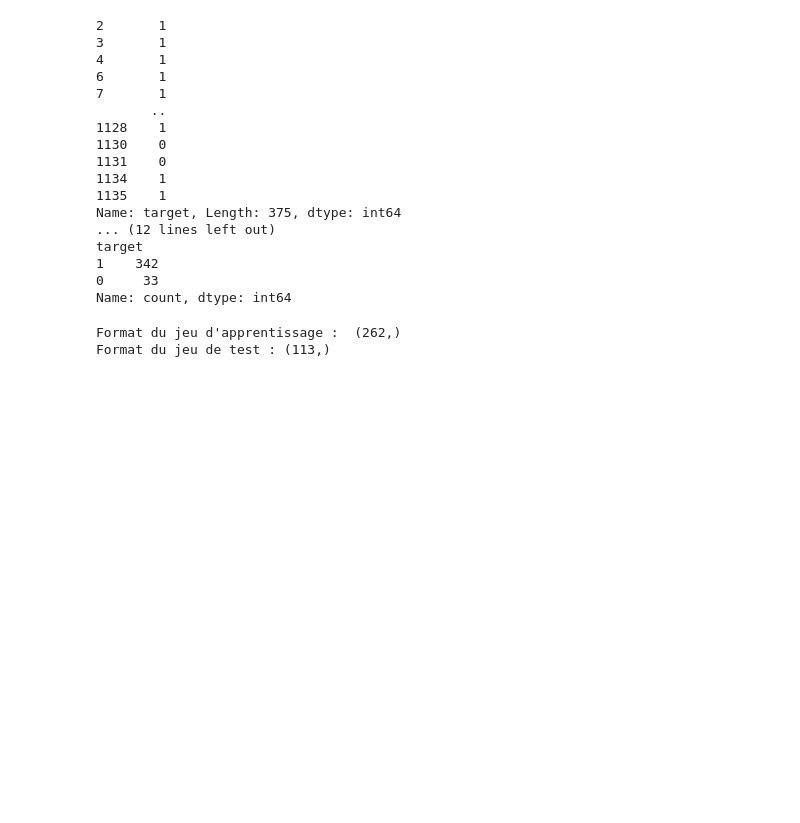
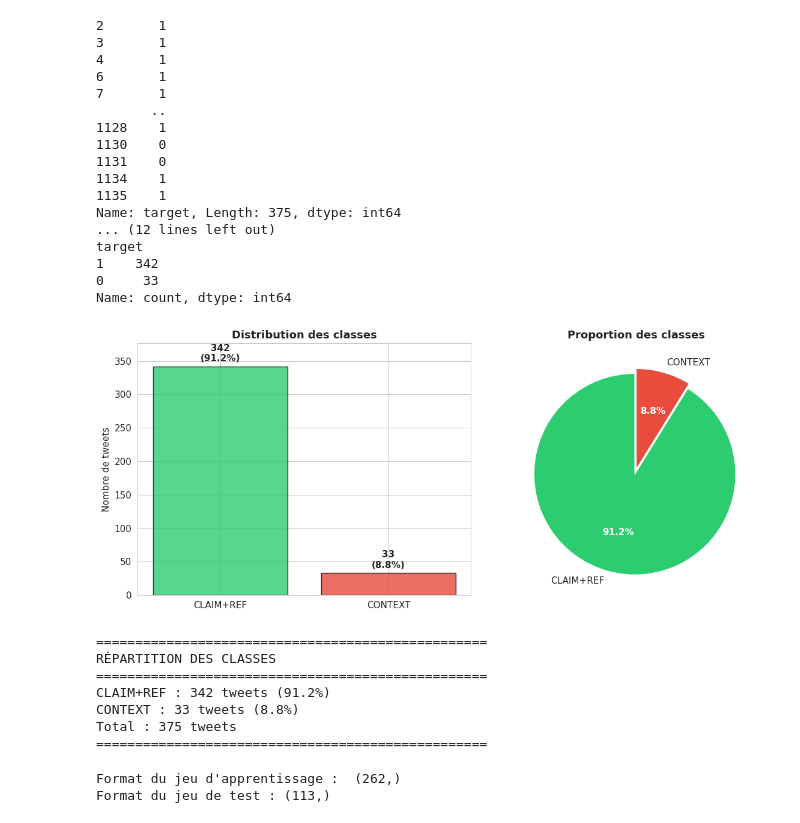
Before and after one commit to LazImane/ML_SciTweets, a Jupyter notebook: ML_SciTweets.ipynb, the cells around one changed output. Saved outputs shown, nothing was run; the diff lists cells and outputs as text; code cells hidden in the pictures; blank space fills up the shorter version.

```diff
--- a/ML_SciTweets.ipynb
+++ b/ML_SciTweets.ipynb
@@ -1105,6 +1107,61 @@ target
 1    342
 0     33
 Name: count, dtype: int64
+# %%
+sns.set_style("whitegrid")
+plt.rcParams['font.size'] = 11
+
+# Données
+counts = df_sci["target"].value_counts()
+labels = ['CLAIM+REF', 'CONTEXT']
+
+# Graphe
+fig, axes = plt.subplots(1, 2, figsize=(12, 5))
+
+# Barplot
+colors = ['#2ecc71', '#e74c3c']
+bars = axes[0].bar(labels, counts.values, color=colors, edgecolor='black', alpha=0.8)
+axes[0].set_title('Distribution des classes', fontweight='bold', fontsize=13)
+axes[0].set_ylabel('Nombre de tweets')
+axes[0].set_ylim(0, max(counts.values) * 1.1)
+
+for bar, val in zip(bars, counts.values):
+    axes[0].text(bar.get_x() + bar.get_width()/2, bar.get_height() + 5,
+                 f'{val}\n({val/len(df_sci)*100:.1f}%)',
+                 ha='center', va='bottom', fontweight='bold')
+
+# Pie chart
+wedges, texts, autotexts = axes[1].pie(counts.values,
+                                        labels=labels,
+                                        autopct='%1.1f%%',
+                                        colors=colors,
+                                        explode=(0.05, 0),
+                                        startangle=90)
+for autotext in autotexts:
+    autotext.set_color('white')
+    autotext.set_fontweight('bold')
+axes[1].set_title('Proportion des classes', fontweight='bold', fontsize=13)
+
+plt.tight_layout()
+plt.show()
+
+# Afficher le résumé
+print("="*50)
+print("RÉPARTITION DES CLASSES")
+print("="*50)
+print(f"CLAIM+REF : {counts[1]} tweets ({counts[1]/len(df_sci)*100:.1f}%)")
+print(f"CONTEXT : {counts[0]} tweets ({counts[0]/len(df_sci)*100:.1f}%)")
+print(f"Total : {len(df_sci)} tweets")
+print("="*50)
+# %% [output]
+[figure, added]
+==================================================
+RÉPARTITION DES CLASSES
+==================================================
+CLAIM+REF : 342 tweets (91.2%)
+CONTEXT : 33 tweets (8.8%)
+Total : 375 tweets
+==================================================
 # %%
 #The values are VERY mismatched so the classification is not very good
 # %%
```
Also changed, not shown: parts of 31 cells of this notebook.
